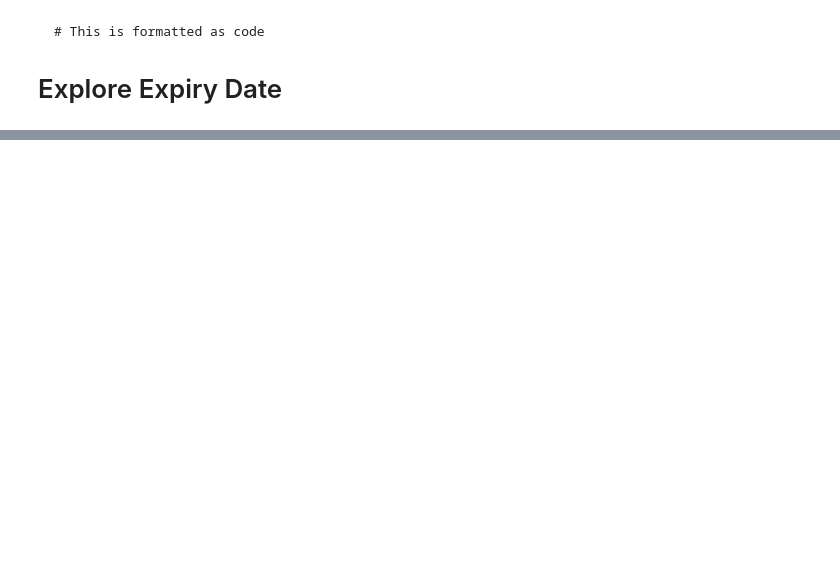
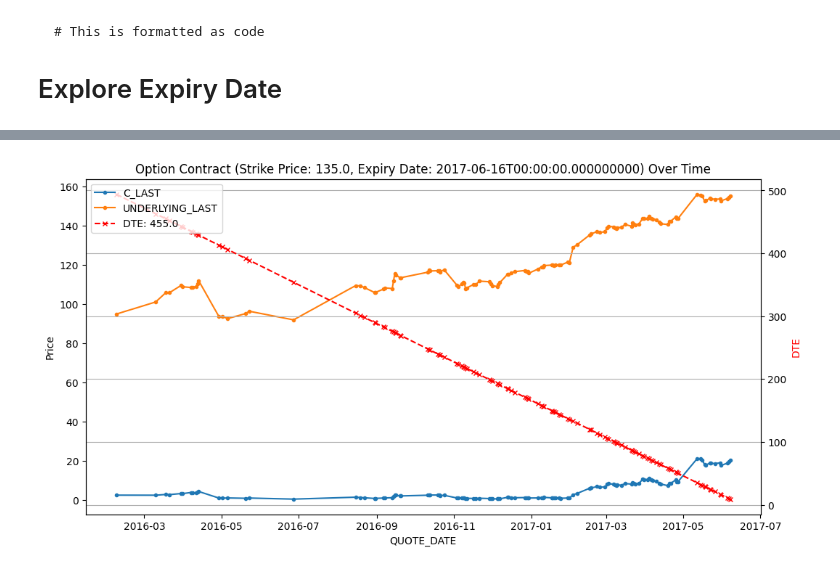
Before and after one commit to TeomanEgeSelcuk/Stock-Options, a Jupyter notebook: EDA.ipynb, the cells around one changed output, grey strips where cells are left out. Saved outputs shown, nothing was run; the diff lists cells and outputs as text; code cells hidden in the pictures; blank space fills up the shorter version.

```diff
--- a/EDA.ipynb
+++ b/EDA.ipynb
@@ -552,3 +531,56 @@ plt.show()
+# %%
+import pandas as pd
+import matplotlib.pyplot as plt
+import random
+
+# Assuming 'df' is your DataFrame with option contract data
+
+# Choose a random contract from the DataFrame
+random_contract = df.sample(1)
+
+# Extract the contract's 'STRIKE', 'EXPIRE_DATE', and 'DTE' values
+strike_price = random_contract['STRIKE'].values[0]
+expire_date = random_contract['EXPIRE_DATE'].values[0]
+dte = random_contract['DTE'].values[0]
+
+# Filter the DataFrame for the selected contract
+selected_contract = df[(df['STRIKE'] == strike_price) & (df['EXPIRE_DATE'] == expire_date)]
+
+# Sort the DataFrame by 'QUOTE_DATE' for a time series plot
+selected_contract = selected_contract.sort_values(by='QUOTE_DATE')
+
+# Create a figure and primary and secondary y-axes
+fig, ax1 = plt.subplots(figsize=(12, 6))
+ax2 = ax1.twinx()
+
+# Plot 'C_LAST' and 'UNDERLYING_LAST' on the primary y-axis
+ax1.plot(selected_contract['QUOTE_DATE'], selected_contract['C_LAST'], marker='o', linestyle='-', markersize=3, label='C_LAST')
+ax1.plot(selected_contract['QUOTE_DATE'], selected_contract['UNDERLYING_LAST'], marker='o', linestyle='-', markersize=3, label='UNDERLYING_LAST')
+
+# Plot 'DTE' on the secondary y-axis
+ax2.plot(selected_contract['QUOTE_DATE'], selected_contract['DTE'], color='red', marker='x', linestyle='--', markersize=5, label=f'DTE: {dte}')
+
+# Set labels, title, and legends
+ax1.set_xlabel('QUOTE_DATE')
+ax1.set_ylabel('Price')
+ax2.set_ylabel('DTE', color='red')
+plt.xticks(rotation=45)
+
+# Combine legends from both axes
+lines1, labels1 = ax1.get_legend_handles_labels()
+lines2, labels2 = ax2.get_legend_handles_labels()
+lines = lines1 + lines2
+labels = labels1 + labels2
+
+# Display combined legend
+plt.legend(lines, labels, loc='upper left')
+
+# Show the plot
+plt.grid(True)
+plt.title(f'Option Contract (Strike Price: {strike_price}, Expiry Date: {expire_date}) Over Time')
+plt.show()
+# %% [output]
+[figure, added]
 # %%
 import pandas as pd
 import matplotlib.pyplot as plt
```
Also changed, not shown: parts of 7 cells of this notebook.
